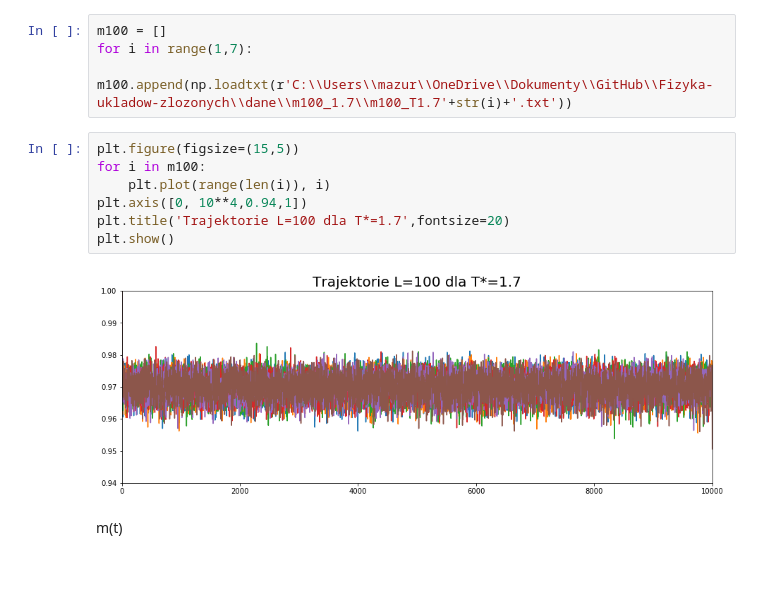
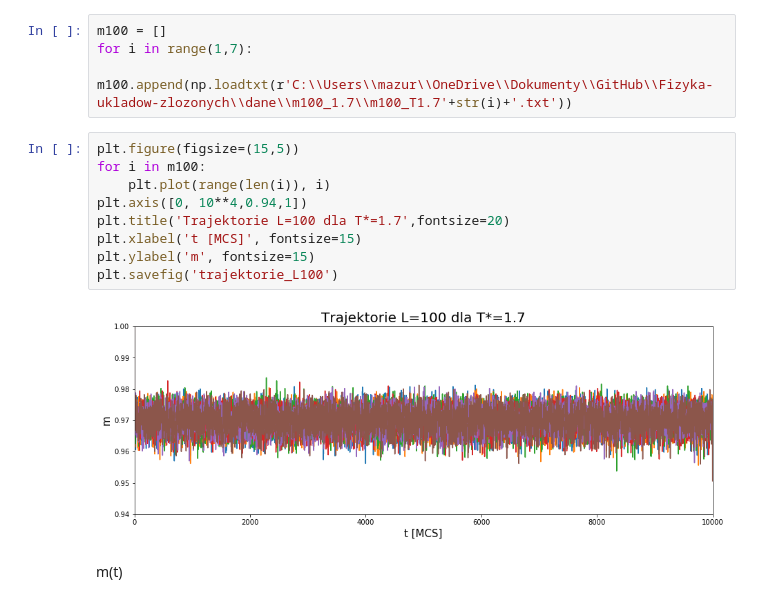
Before and after one commit to Swinkawkrawacie/Fizyka-ukladow-zlozonych, a Jupyter notebook: Generowanie_danych.ipynb, the cells around one changed output. Cells and saved outputs as stored; diff of their text form; blank space fills up the shorter version.

```diff
--- a/Generowanie_danych.ipynb
+++ b/Generowanie_danych.ipynb
@@ -216,12 +220,14 @@ for i in range(1,7):
 # %%
 plt.figure(figsize=(15,5))
 for i in m100:
     plt.plot(range(len(i)), i)
 plt.axis([0, 10**4,0.94,1])
 plt.title('Trajektorie L=100 dla T*=1.7',fontsize=20)
-plt.show()
+plt.xlabel('t [MCS]', fontsize=15)
+plt.ylabel('m', fontsize=15)
+plt.savefig('trajektorie_L100')
 # %% [output]
-[figure, old version]
+[figure, new version]
 # %% [markdown]
 m(t)
 # %%
```
Also changed, not shown: parts of 62 cells of this notebook, 1 other file.
